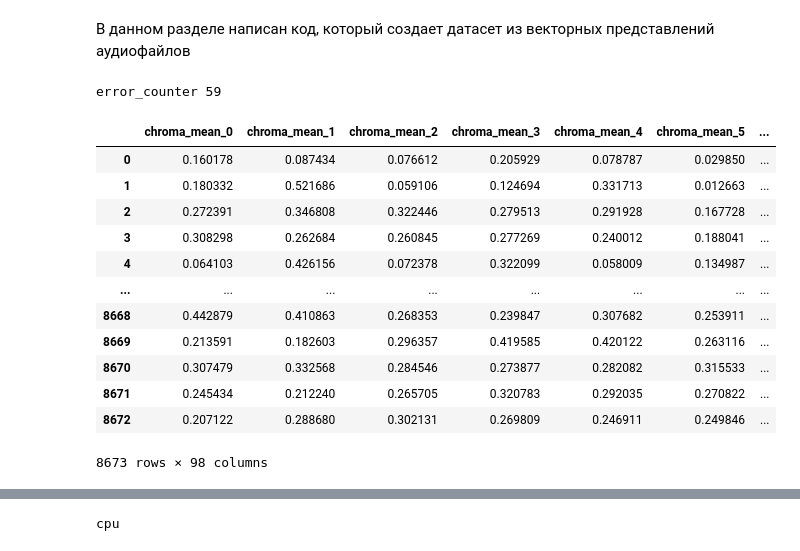
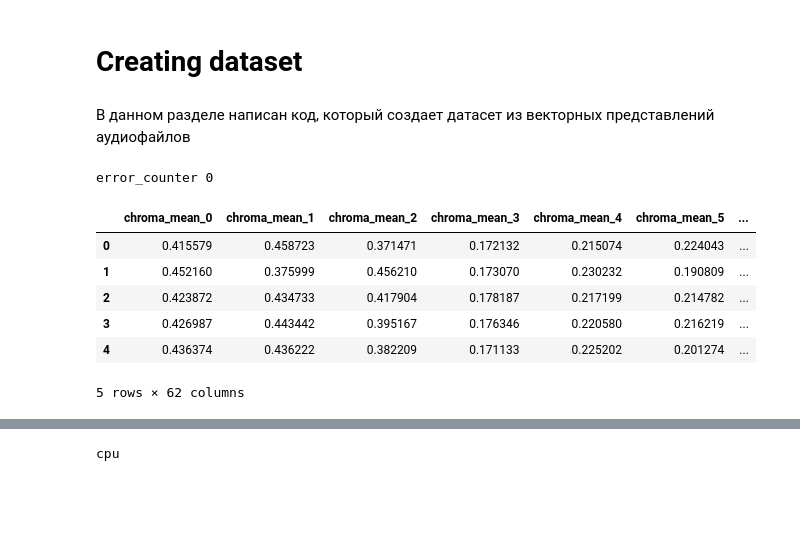
Before and after one commit to Yaroslav-siberia/audio_classification, a Jupyter notebook: 3.Classification by vector.ipynb, the cells around one changed output, grey strips where cells are left out. Cells and saved outputs as stored; diff of their text form; code cells hidden in the pictures; blank space fills up the shorter version.

```diff
--- a/3.Classification by vector.ipynb
+++ b/3.Classification by vector.ipynb
@@ -3,2 +30,4 @@
+# %% [markdown]
+# Creating dataset
 # %% [markdown]
 В данном разделе написан код, который создает датасет из векторных представлений аудиофайлов
@@ -102,36 +122,36 @@ def create_csv_dataset(rootdir,num_mfcc):
                 file_list.append(os.path.join(subdir, file))
     for file in tqdm.tqdm(file_list):
         try:
-            ff_list,ff_name_list = get_base_features(file,num_mfcc)
-            ff_list+=[file.split('/')[-1],file.split('/')[-2]]
-            ff_name_list+=['file_name','class']
+            ff_list,columns = get_base_features(file,num_mfcc)
+            ff_list+=[file.split('/')[-1],file.split('/')[-2]]#!!!!!!!!!!!!!!!!!!!!!!!!!!!!!!!!!!
+            columns+=['file_name','class']
             data.append(ff_list)
         except:
             error_counter+=1
                 #print (os.path.join(subdir, file),subdir.split('/')[-1])
 
     df=pd.DataFrame(data)
-    df.columns = ff_name_list
+    df.columns = columns
     print(f'error_counter {error_counter}')
     return df
 # %%
-df=create_csv_dataset('./archive/segregated-urban8K-sounds',24)
+# создаем датасет по всем айдиофайлам из директории './splited_data_5',
+# поддирректория это это класс.
+# в каждом аудиофайле используем только 6 мел-кепстров
+# это длительный этап, по сути самое долгое что есть в коде
+%%time
+df=create_csv_dataset('./splited_data_5',6)
 # %% [output]
-error_counter 59
+error_counter 0
 # %%
-df
+#просмотри первые 5 строк
+df.head()
 # %% [output]
 |  | chroma_mean_0 | chroma_mean_1 | chroma_mean_2 | chroma_mean_3 | chroma_mean_4 | chroma_mean_5 | ... |
-| 0 | 0.160178 | 0.087434 | 0.076612 | 0.205929 | 0.078787 | 0.029850 | ... |
-| 1 | 0.180332 | 0.521686 | 0.059106 | 0.124694 | 0.331713 | 0.012663 | ... |
-| 2 | 0.272391 | 0.346808 | 0.322446 | 0.279513 | 0.291928 | 0.167728 | ... |
-| 3 | 0.308298 | 0.262684 | 0.260845 | 0.277269 | 0.240012 | 0.188041 | ... |
-| 4 | 0.064103 | 0.426156 | 0.072378 | 0.322099 | 0.058009 | 0.134987 | ... |
-| ... | ... | ... | ... | ... | ... | ... | ... |
-| 8668 | 0.442879 | 0.410863 | 0.268353 | 0.239847 | 0.307682 | 0.253911 | ... |
-| 8669 | 0.213591 | 0.182603 | 0.296357 | 0.419585 | 0.420122 | 0.263116 | ... |
-| 8670 | 0.307479 | 0.332568 | 0.284546 | 0.273877 | 0.282082 | 0.315533 | ... |
-| 8671 | 0.245434 | 0.212240 | 0.265705 | 0.320783 | 0.292035 | 0.270822 | ... |
-| 8672 | 0.207122 | 0.288680 | 0.302131 | 0.269809 | 0.246911 | 0.249846 | ... |
+| 0 | 0.415579 | 0.458723 | 0.371471 | 0.172132 | 0.215074 | 0.224043 | ... |
+| 1 | 0.452160 | 0.375999 | 0.456210 | 0.173070 | 0.230232 | 0.190809 | ... |
+| 2 | 0.423872 | 0.434733 | 0.417904 | 0.178187 | 0.217199 | 0.214782 | ... |
+| 3 | 0.426987 | 0.443442 | 0.395167 | 0.176346 | 0.220580 | 0.216219 | ... |
+| 4 | 0.436374 | 0.436222 | 0.382209 | 0.171133 | 0.225202 | 0.201274 | ... |
-8673 rows × 98 columns
+5 rows × 62 columns
 # %%
```
Also changed, not shown: parts of 41 cells of this notebook, 3 other files.
